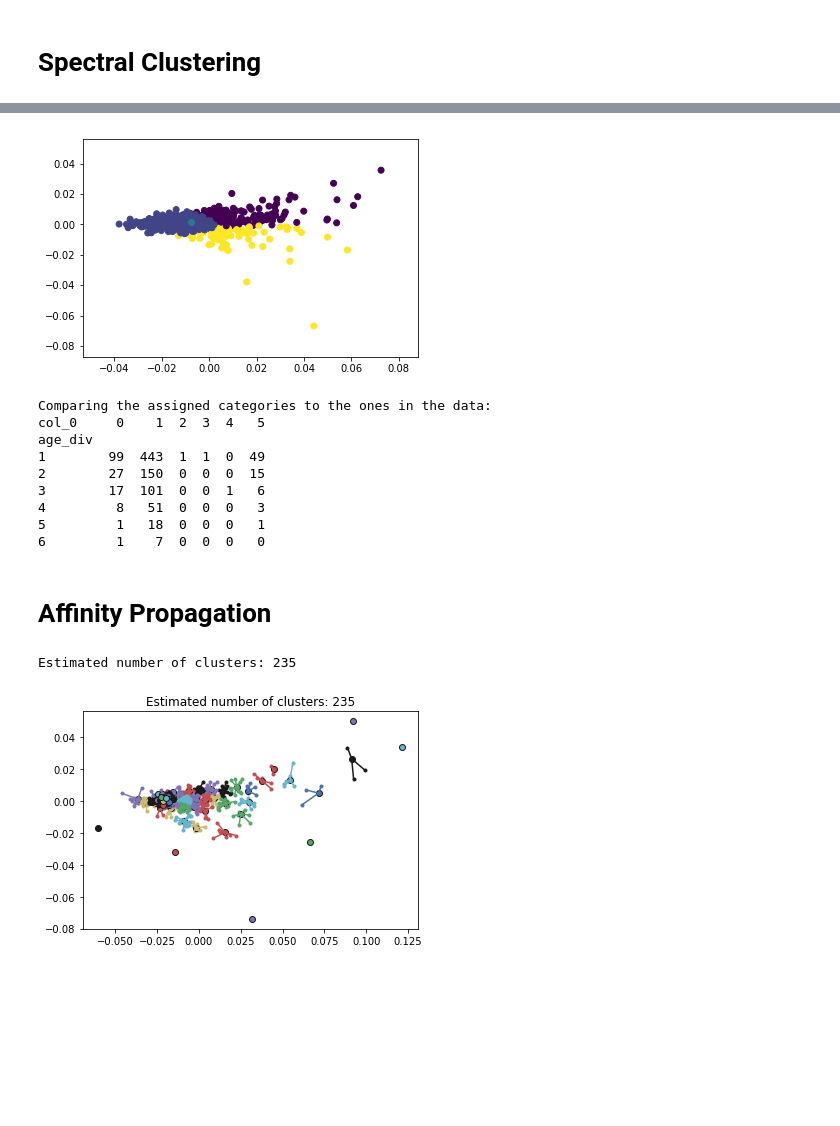
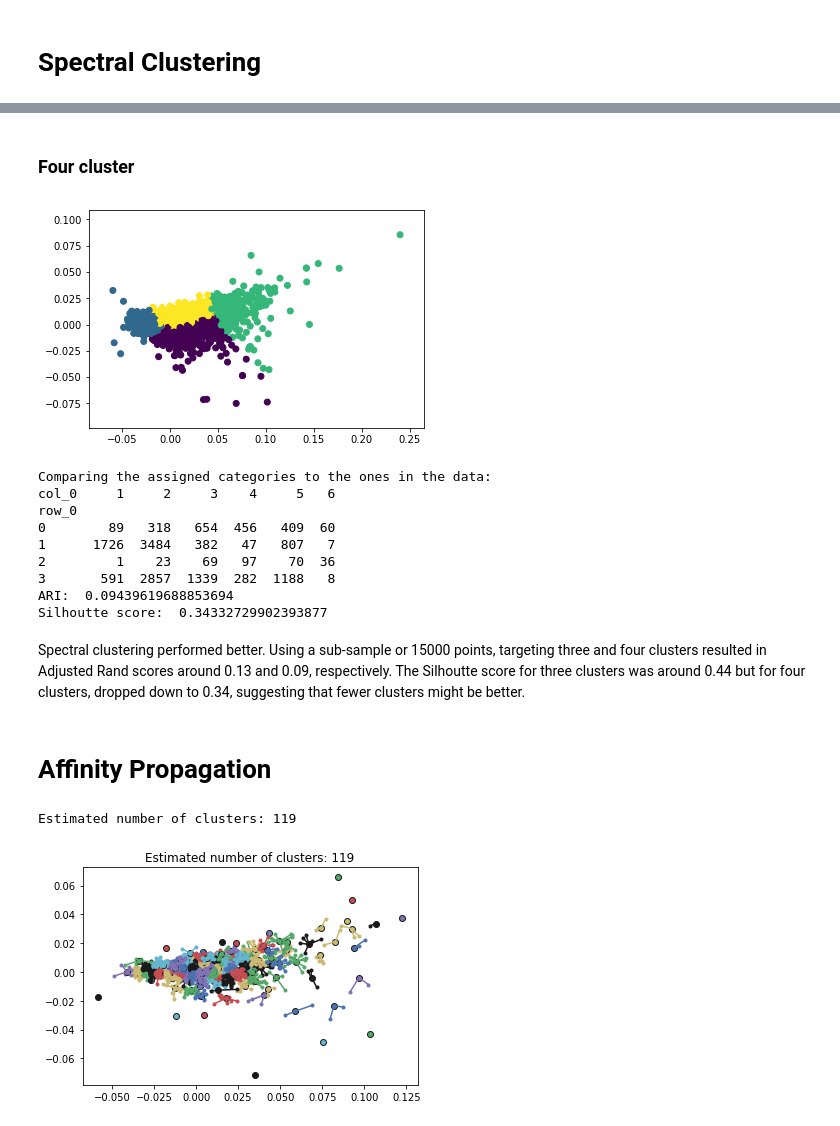
Before and after one commit to yfstafford/Thinkful, a Jupyter notebook: Unit 4/Bootcamp 4.2.5 Boston marathon.ipynb, the cells around one changed output, grey strips where cells are left out. Saved outputs shown, nothing was run; the diff lists cells and outputs as text; code cells hidden in the pictures; blank space fills up the shorter version.

```diff
--- a/Unit 4/Bootcamp 4.2.5 Boston marathon.ipynb
+++ b/Unit 4/Bootcamp 4.2.5 Boston marathon.ipynb
@@ -44,6 +35,5 @@ Select relevant columns:
 # %%
-data = df0[['age','5k','10k','20k','30k','40k','official']]
-data['male'] = df0['gender'].str.contains('M')*1
+data = df0[['5k','10k','20k','30k','40k','official']]
 data = data.apply(pd.to_numeric,errors='coerce')
 data = data.dropna()
 data.head(5)
@@ -84 +92,4 @@ female_Y = female_data['age_div']
+# %%
+norm_X = normalize(data[['5k','10k','20k','30k','40k','official']])
+tgt = data.bin1 + 2*data.bin2 + 3*data.bin3 + 4*data.bin4 + 5*data.bin5 + 6*data.bin6
 # %% [markdown]
@@ -111,0 +97,4 @@ array([[-0.1928215 , -0.36714795, -0.61009036, -0.47054166,  0.27915351,
+# %%
+X_pca0 = PCA(6).fit(norm_X)
+plots.plot_scree(X_pca0)
+X_pca = PCA(2).fit_transform(norm_X)
@@ -169,9 +195,9 @@ There does not appear to be a clear eleven division clustering found by K-Means.
 # %%
 from sklearn.cluster import MeanShift, estimate_bandwidth
 
-bandwidth = estimate_bandwidth(male_X_pca, quantile=0.4, n_samples=500)
+bandwidth = estimate_bandwidth(norm_X, quantile=0.6, n_samples=5000)
 ms = MeanShift(bandwidth=bandwidth, bin_seeding=True)
-ms.fit(male_X_pca)
+ms.fit(norm_X)
 
 labels = ms.labels_
 cluster_centers = ms.cluster_centers_
@@ -179,9 +205,12 @@ n_clusters_ = len(np.unique(labels))
 
 print("Number of estimated clusters: {}".format(n_clusters_))
 
-plt.scatter(male_X_pca[:, 0], male_X_pca[:, 1], c=labels)
+plt.scatter(X_pca[:, 0], X_pca[:, 1], c=labels)
 plt.show()
 
 print('Comparing the assigned categories to the ones in the data:')
-print(pd.crosstab(male_Y,labels))
+print(pd.crosstab(labels,tgt))
+
+print('ARI: ',metrics.adjusted_rand_score(labels,tgt))
+print('Silhoutte score: ', metrics.silhouette_score(norm_X, labels, metric='euclidean'))
 # %% [output]
@@ -265,30 +268,39 @@ age_div
+# %% [markdown]
+### Four cluster
 # %%
-sc = SpectralClustering(n_clusters=6)
-predict=sc.fit_predict(female_X_pca[:1000])
+sample_size = 15000
+sc = SpectralClustering(n_clusters=4)
+predict=sc.fit_predict(X_pca[:sample_size])
 
-plt.scatter(female_X_pca[:1000, 0], female_X_pca[:1000, 1], c=predict)
+plt.scatter(X_pca[:sample_size, 0], X_pca[:sample_size, 1], c=predict)
 plt.show()
 
 print('Comparing the assigned categories to the ones in the data:')
-print(pd.crosstab(female_Y[:1000],predict))
+print(pd.crosstab(predict,tgt[:sample_size]))
+
+print('ARI: ',metrics.adjusted_rand_score(predict,tgt[:sample_size]))
+print('Silhoutte score: ', metrics.silhouette_score(norm_X[:sample_size], predict, metric='euclidean'))
 # %% [output]
-[figure, old version]
+[figure, new version]
 Comparing the assigned categories to the ones in the data:
-col_0     0    1  2  3  4   5
-age_div
-1        99  443  1  1  0  49
-2        27  150  0  0  0  15
-3        17  101  0  0  1   6
-4         8   51  0  0  0   3
-5         1   18  0  0  0   1
-6         1    7  0  0  0   0
+col_0     1     2     3    4     5   6
+row_0
+0        89   318   654  456   409  60
+1      1726  3484   382   47   807   7
+2         1    23    69   97    70  36
+3       591  2857  1339  282  1188   8
+ARI:  0.09439619688853694
+Silhoutte score:  0.34332729902393877
+# %% [markdown]
+Spectral clustering performed better. Using a sub-sample or 15000 points, targeting three and four clusters resulted in Adjusted Rand scores around 0.13 and 0.09, respectively. The Silhoutte score for three clusters was around 0.44 but for four clusters, dropped down to 0.34, suggesting that fewer clusters might be better.
 # %% [markdown]
 # Affinity Propagation
 # %%
 from sklearn.cluster import AffinityPropagation
 from sklearn import metrics
 
-af = AffinityPropagation().fit(male_X_pca[:1000])
+sample_size = 5000
+af = AffinityPropagation().fit(norm_X[:sample_size])
 
 # Pull the number of clusters and cluster assignments for each data point.
 cluster_centers_indices = af.cluster_centers_indices_
@@ -297,7 +309,7 @@ labels = af.labels_
 
 print('Estimated number of clusters: {}'.format(n_clusters_))
 # %% [output]
-Estimated number of clusters: 235
+Estimated number of clusters: 119
 # %%
 from itertools import cycle
 
@@ -309,17 +321,17 @@ plt.clf()
 colors = cycle('bgrcmykbgrcmykbgrcmykbgrcmyk')
 for k, col in zip(range(n_clusters_), colors):
     class_members = labels == k
-    cluster_center = male_X_pca[cluster_centers_indices[k]]
-    plt.plot(male_X_pca[:1000][class_members, 0], male_X_pca[:1000][class_members, 1], col + '.')
+    cluster_center = X_pca[cluster_centers_indices[k]]
+    plt.plot(X_pca[:sample_size][class_members, 0], X_pca[:sample_size][class_members, 1], col + '.')
     plt.plot(cluster_center[0],
              cluster_center[1],
              'o',
              markerfacecolor=col,
              markeredgecolor='k')
-    for x in male_X_pca[:1000][class_members]:
+    for x in X_pca[:sample_size][class_members]:
         plt.plot([cluster_center[0], x[0]], [cluster_center[1], x[1]], col)
 
 plt.title('Estimated number of clusters: {}'.format(n_clusters_))
 plt.show()
 # %% [output]
-[figure, old version]
+[figure, new version]
```
Also changed, not shown: parts of 47 cells of this notebook.
